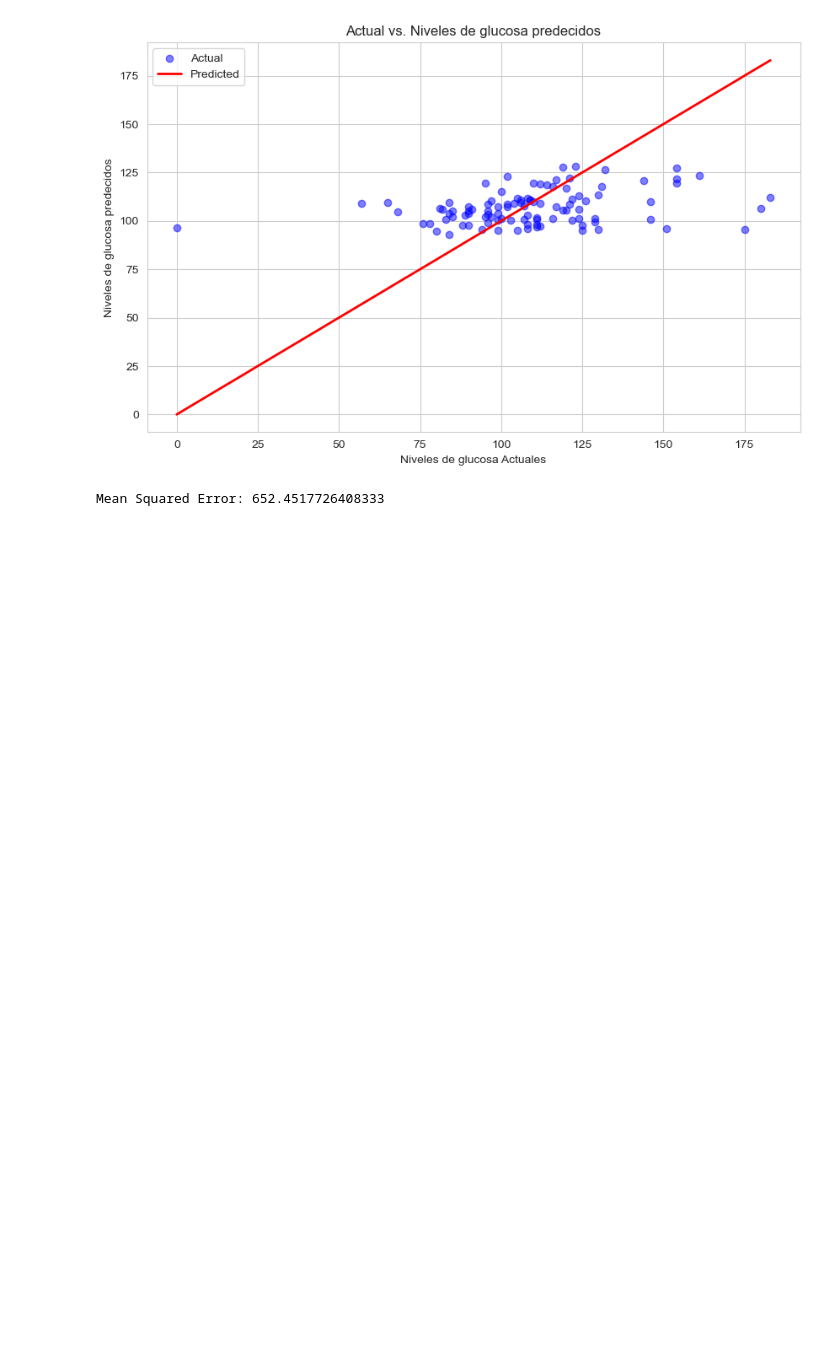
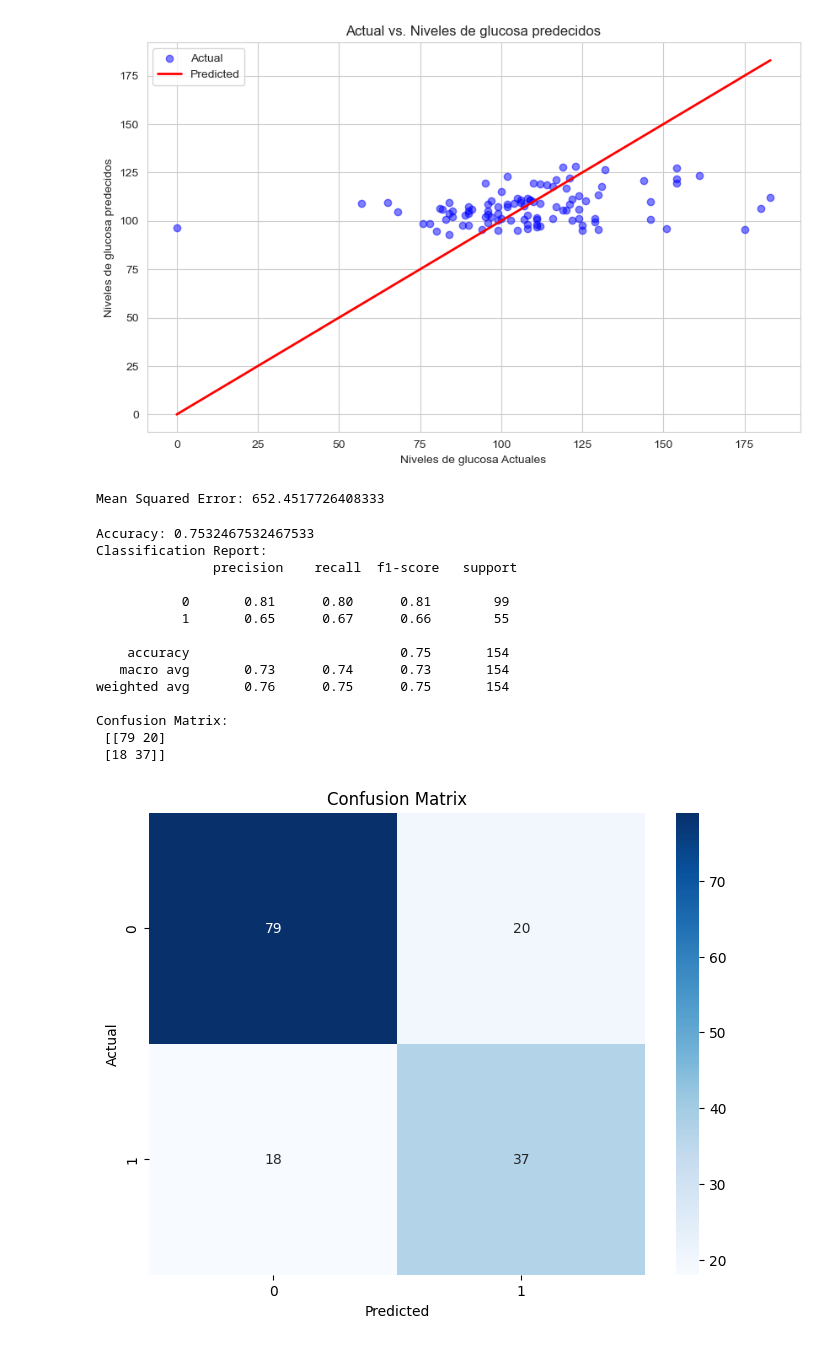
Before and after one commit to NahuelCl/Proyecto-TP-1, a Jupyter notebook: analisis.ipynb, the cells around one changed output. Drawn from its saved outputs; the diff is of its cells as text; code cells hidden in the pictures; blank space fills up the shorter version.

```diff
--- a/analisis.ipynb
+++ b/analisis.ipynb
@@ -323,0 +326,63 @@ Mean Squared Error: 652.4517726408333
+# %%
+import pandas as pd
+from sklearn.model_selection import train_test_split
+from sklearn.preprocessing import StandardScaler
+from sklearn.linear_model import LogisticRegression
+from sklearn.metrics import accuracy_score, classification_report, confusion_matrix
+import matplotlib.pyplot as plt
+import seaborn as sns
+
+# Cargar los datos
+data = pd.read_csv("Pp1-Trabajo Inicial- Parte1\diabetes_dataset.csv")
+
+# Dividir los datos en características (X) y resultados (y)
+X = data.drop("Outcome", axis=1)
+y = data["Outcome"]
+
+# Dividir los datos en conjuntos de entrenamiento y prueba
+X_train, X_test, y_train, y_test = train_test_split(X, y, test_size=0.2, random_state=42)
+
+# Normalizar características
+scaler = StandardScaler()
+X_train_scaled = scaler.fit_transform(X_train)
+X_test_scaled = scaler.transform(X_test)
+
+# Entrenar el modelo de Regresión Logística
+model = LogisticRegression()
+model.fit(X_train_scaled, y_train)
+
+# Realizar predicciones en el conjunto de prueba
+y_pred = model.predict(X_test_scaled)
+
+# Evaluar el modelo
+accuracy = accuracy_score(y_test, y_pred)
+classification_rep = classification_report(y_test, y_pred)
+conf_matrix = confusion_matrix(y_test, y_pred)
+
+print("Accuracy:", accuracy)
+print("Classification Report:\n", classification_rep)
+print("Confusion Matrix:\n", conf_matrix)
+
+# Visualizar la matriz de confusión
+plt.figure(figsize=(8, 6))
+sns.heatmap(conf_matrix, annot=True, fmt="d", cmap="Blues")
+plt.xlabel("Predicted")
+plt.ylabel("Actual")
+plt.title("Confusion Matrix")
+plt.show()
+# %% [output]
+Accuracy: 0.7532467532467533
+Classification Report:
+               precision    recall  f1-score   support
+
+           0       0.81      0.80      0.81        99
+           1       0.65      0.67      0.66        55
+
+    accuracy                           0.75       154
+   macro avg       0.73      0.74      0.73       154
+weighted avg       0.76      0.75      0.75       154
+
+Confusion Matrix:
+ [[79 20]
+ [18 37]]
+[figure, added]
```
Also changed, not shown: parts of 1 cell of this notebook.
